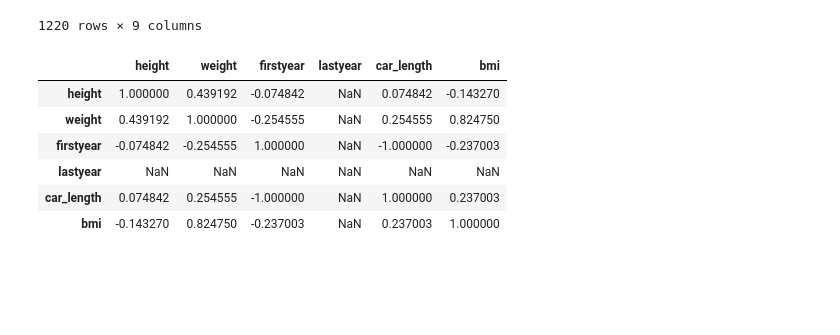
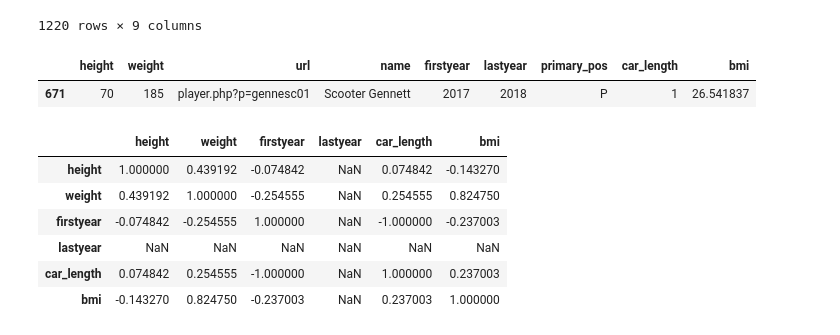
Before and after one commit to ethanarsht/fat_baseball, a Jupyter notebook: fat_baseball_scraper.ipynb, the cells around one changed output. Cells and saved outputs as stored; diff of their text form; code cells hidden in the pictures; blank space fills up the shorter version.

```diff
--- a/fat_baseball_scraper.ipynb
+++ b/fat_baseball_scraper.ipynb
@@ -273,6 +273,11 @@ df_stats.sort_values('car_length', ascending = False)
 | 1162 | 74 | 180 | player.php?p=baezsa01 | Sandy Baez | 2018 | 2018 | P | 0 | 23.108108 |
 | 107 | 75 | 240 | player.php?p=castidi01 | Diego Castillo | 2018 | 2018 | P | 0 | 29.994667 |
 1220 rows × 9 columns
+# %%
+df_stats[df_stats.name == 'Scooter Gennett']
+# %% [output]
+|  | height | weight | url | name | firstyear | lastyear | primary_pos | car_length | bmi |
+| 671 | 70 | 185 | player.php?p=gennesc01 | Scooter Gennett | 2017 | 2018 | P | 1 | 26.541837 |
 # %%
 df_pitchers = df_stats[df_stats['primary_pos'] == 'P']
 # %%
```
Also changed, not shown: parts of 2 cells of this notebook, 1 other file.
